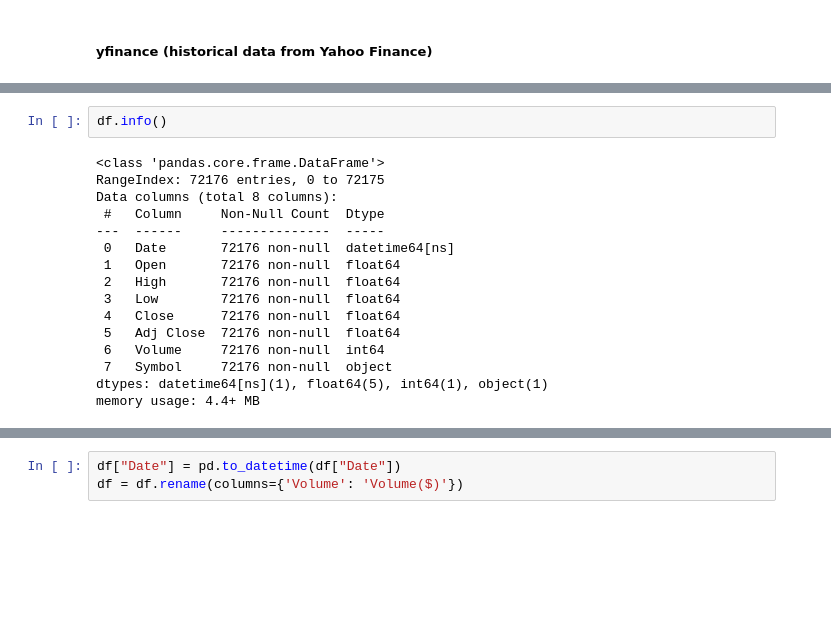
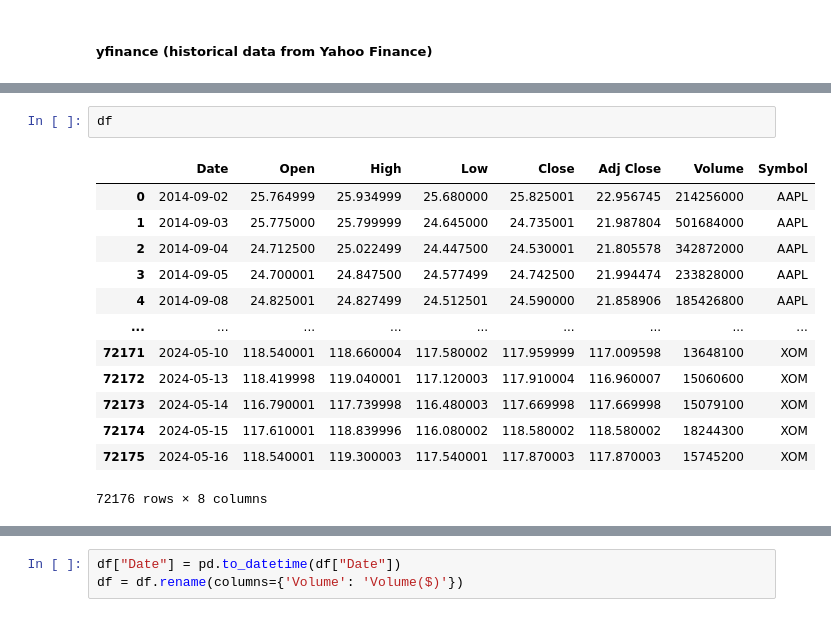
Before and after one commit to EthanFalcao/WPI-IA-Portfolio-Optimization-and-Risk-Analysis, a Jupyter notebook: 1. Data Preprocessing.ipynb, the cells around one changed output, grey strips where cells are left out. Drawn from its saved outputs; the diff is of its cells as text; blank space fills up the shorter version.

```diff
--- a/1. Data Preprocessing.ipynb
+++ b/1. Data Preprocessing.ipynb
@@ -71,21 +67,19 @@ Fetching data for HD...
 # %%
-df.info()
+df
 # %% [output]
+|  | Date | Open | High | Low | Close | Adj Close | Volume | Symbol |
+| 0 | 2014-09-02 | 25.764999 | 25.934999 | 25.680000 | 25.825001 | 22.956745 | 214256000 | AAPL |
+| 1 | 2014-09-03 | 25.775000 | 25.799999 | 24.645000 | 24.735001 | 21.987804 | 501684000 | AAPL |
+| 2 | 2014-09-04 | 24.712500 | 25.022499 | 24.447500 | 24.530001 | 21.805578 | 342872000 | AAPL |
+| 3 | 2014-09-05 | 24.700001 | 24.847500 | 24.577499 | 24.742500 | 21.994474 | 233828000 | AAPL |
+| 4 | 2014-09-08 | 24.825001 | 24.827499 | 24.512501 | 24.590000 | 21.858906 | 185426800 | AAPL |
+| ... | ... | ... | ... | ... | ... | ... | ... | ... |
+| 72171 | 2024-05-10 | 118.540001 | 118.660004 | 117.580002 | 117.959999 | 117.009598 | 13648100 | XOM |
+| 72172 | 2024-05-13 | 118.419998 | 119.040001 | 117.120003 | 117.910004 | 116.960007 | 15060600 | XOM |
+| 72173 | 2024-05-14 | 116.790001 | 117.739998 | 116.480003 | 117.669998 | 117.669998 | 15079100 | XOM |
+| 72174 | 2024-05-15 | 117.610001 | 118.839996 | 116.080002 | 118.580002 | 118.580002 | 18244300 | XOM |
+| 72175 | 2024-05-16 | 118.540001 | 119.300003 | 117.540001 | 117.870003 | 117.870003 | 15745200 | XOM |
-<class 'pandas.core.frame.DataFrame'>
-RangeIndex: 72176 entries, 0 to 72175
-Data columns (total 8 columns):
- #   Column     Non-Null Count  Dtype
----  ------     --------------  -----
- 0   Date       72176 non-null  datetime64[ns]
- 1   Open       72176 non-null  float64
- 2   High       72176 non-null  float64
- 3   Low        72176 non-null  float64
- 4   Close      72176 non-null  float64
- 5   Adj Close  72176 non-null  float64
- 6   Volume     72176 non-null  int64
- 7   Symbol     72176 non-null  object
-dtypes: datetime64[ns](1), float64(5), int64(1), object(1)
-memory usage: 4.4+ MB
+72176 rows × 8 columns
 # %%
 df.head()
 # %% [output]
```
Also changed, not shown: parts of 4 cells of this notebook, 3 other files.
